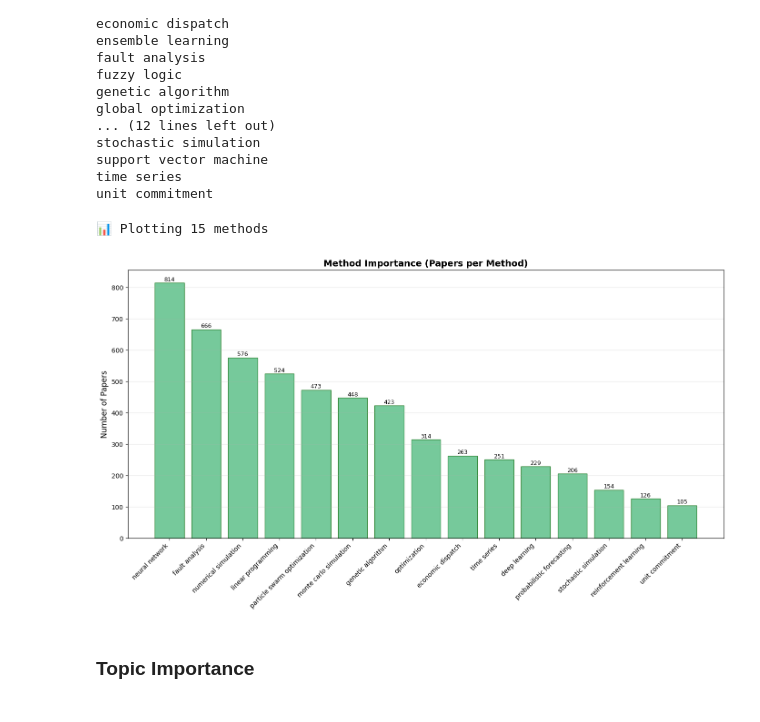
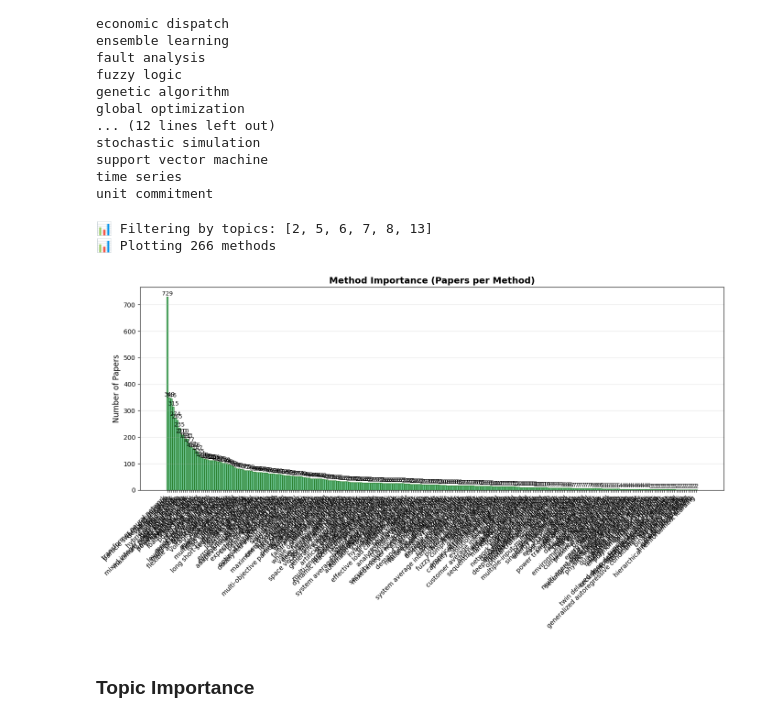
Before and after one commit to stigsimo/Literature-search-and-analysis, a Jupyter notebook: Visualizations_v3.3_.ipynb, the cells around one changed output. Cells and saved outputs as stored; diff of their text form; code cells hidden in the pictures.

```diff
--- a/Visualizations_v3.3_.ipynb
+++ b/Visualizations_v3.3_.ipynb
@@ -12,7 +12,7 @@ import warnings
 warnings.filterwarnings('ignore')
 
 # Configuration
-SAVE_DIR = "Saved_files_new"
+SAVE_DIR = r"C:\Users\STSI\OneDrive - Skagerak Energi\06-NæringsPhD\Egne papers\State of the art\Data"
 plt.style.use('default')
 sns.set_palette("husl")
 
@@ -389,7 +389,7 @@ def plot_top_terms_for_topic(df, topic_idx, topic_name=None, text_col='processed
 # %%
 # %%
 # Cell 5: Method Importance Barplot
-def plot_method_importance(df, method_col='Primary_Method', min_count=2, include_low_conf=False,
+def plot_method_importance(df, method_col='Primary_Method', min_count=2, topic_filter=None, include_low_conf=False,
                           figsize=(14, 8), max_methods=20):
     """
     Enhanced method importance plotting with better formatting.
@@ -408,7 +408,9 @@ def plot_method_importance(df, method_col='Primary_Method', min_count=2, include
     else:
         df_use = df
         conf_info = ""
-
+    if topic_filter is not None: #keep only topics that are found in the list topic_filter
+        df_use = df_use[df_use['Primary_Topic_Index'].isin(topic_filter)]
+        print(f"📊 Filtering by topics: {topic_filter}")
     # Get method counts
     method_counts = df_use[method_col].value_counts()
     method_counts = method_counts[method_counts >= min_count]
@@ -1626,7 +1628,7 @@ def setup_analysis_data(date_string, save_dir=SAVE_DIR):
     }
 
 # Main data loading with corrected date string
-date_string = "2025_08_28_reliability_resilience_power_systems"  # Fixed: removed '_n'
+date_string = "2025_12_19_reliability_resilience_power_systems"  # Fixed: removed '_n'
 data = setup_analysis_data(date_string)
 
 if data is None:
@@ -1795,12 +1796,13 @@ unit commitment
 # %%
 # %%
 # Cell 16: Method Importance
 if data:
-    plot_method_importance(df, max_methods=15, include_low_conf=True
+    method_papers = plot_method_importance(df, max_methods=300, include_low_conf=True, topic_filter=[2,5,6,7,8,13]
     )
 # %% [output]
-📊 Plotting 15 methods
+📊 Filtering by topics: [2, 5, 6, 7, 8, 13]
+📊 Plotting 266 methods
-[figure, old version]
+[figure, new version]
 # %% [markdown]
 ### Topic Importance
 # %%
```
Also changed, not shown: parts of 6 cells of this notebook, 10 other files.
